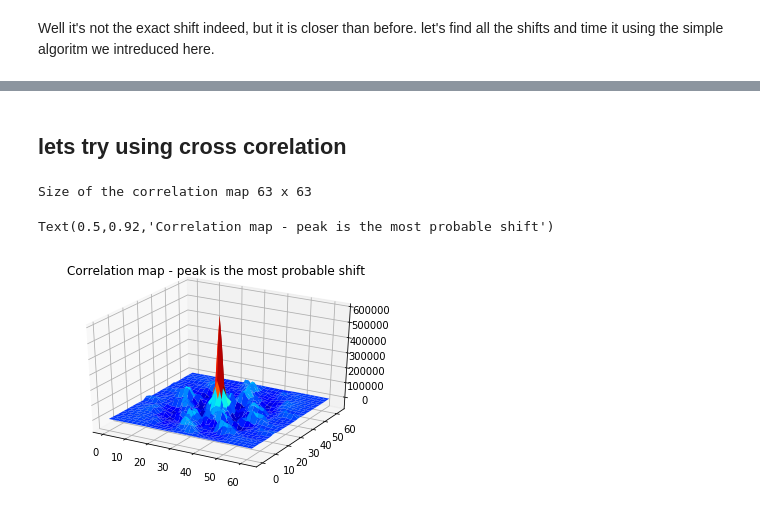
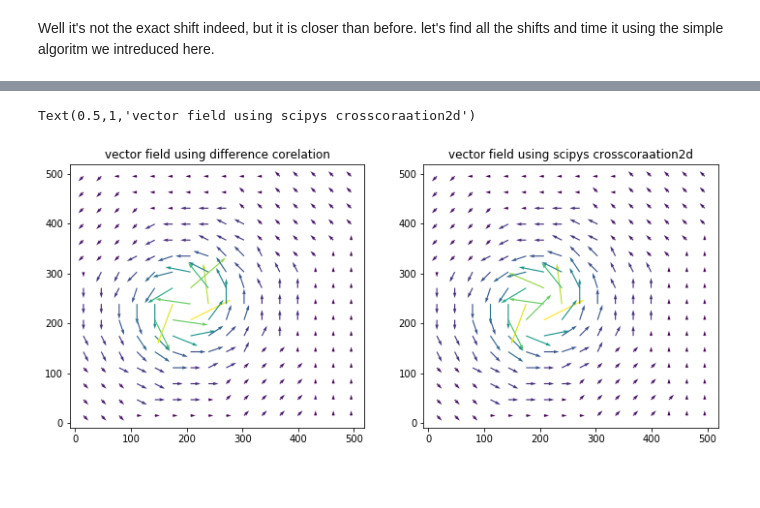
Before and after one commit to liorshig/OpenLearningPIV, a Jupyter notebook: exercises/ex1_correlate_img/piv_sum_VS_crosscorrelation_VS_FFT.ipynb, the cells around one changed output, grey strips where cells are left out. Drawn from its saved outputs; the diff is of its cells as text; code cells hidden in the pictures; blank space fills up the shorter version.

```diff
--- a/exercises/ex1_correlate_img/piv_sum_VS_crosscorrelation_VS_FFT.ipynb
+++ b/exercises/ex1_correlate_img/piv_sum_VS_crosscorrelation_VS_FFT.ipynb
@@ -119,8 +101,0 @@ for X in range(Xwin_num):
-# %%
-plt.figure(figsize=(12,10))
-x = np.arange(size/2-1, i, size)
-y = np.arange(size/2-1, i, size)
-Y, X = np.meshgrid(y, x)
-M = np.sqrt(pow(dispx, 2) + pow(dispy, 2))
-q = plt.quiver(X, Y, dispx, dispy,M)
-plt.show()
@@ -129,23 +102,30 @@ plt.show()
-# %% [markdown]
-## lets try using cross corelation
-# %%
-from scipy.signal import correlate2d
-ia = a[:size,:size].copy()
-ib = b[:size,:size].copy()
-c = correlate2d(ia-ia.mean(),ib-ib.mean())
-# not it's twice bigger than the original windows, as we can shift ia by maximum it's size horizontally and vertically
-print('Size of the correlation map %d x %d' % c.shape)
-# %% [output]
-Size of the correlation map 63 x 63
-# %%
-# let's see how the correlation map looks like:
-from mpl_toolkits.mplot3d import Axes3D
-fig = plt.figure()
-ax = fig.add_subplot(111, projection='3d')
-cx,cy = np.meshgrid(range(c.shape[0]), range(c.shape[1]))
-
-ax.plot_surface(cx,cy,c,cmap= "jet", linewidth=0.2)
-plt.title('Correlation map - peak is the most probable shift')
-# %% [output]
-Text(0.5,0.92,'Correlation map - peak is the most probable shift')
-[figure, removed]
+# %%
+iw=32
+x,y,u_dif,v_dif,u_cor,v_cor = [],[],[],[],[],[]
+for k in range(0,a.shape[0],iw):
+    for m in range(0,a.shape[1],iw):
+        ia = a[k:k+iw,m:m+iw].copy()
+        ib = b[k:k+iw,m:m+iw].copy()
+        cor, (i,j) = match_template(ia-ia.mean(),ib-ib.mean())
+        y.append(k+iw/2.-1)
+        x.append(m+iw/2.-1)
+        u_dif.append(i)
+        v_dif.append(j)
+        c = correlate2d(ib-ib.mean(),ia-ia.mean())
+        c=c[31-8:32+8,31-8:32+8]# we only aloow 8 pixels displacemant
+        i,j = np.unravel_index(c.argmax(), c.shape)
+        u_cor.append(i -8)
+        v_cor.append(j- 8)
+# %%
+plt.figure(figsize=(12,5))
+plt.subplot(1,2,1)
+M_dif= np.sqrt(pow(np.array(u_dif), 2) + pow(np.array(v_dif), 2))
+plt.quiver(x,y,v_dif,u_dif,M)
+plt.title('vector field using difference corelation')
+plt.subplot(1,2,2)
+M_cor = np.sqrt(pow(np.array(u_cor), 2) + pow(np.array(v_cor), 2))
+plt.quiver(x,y,v_cor,u_cor,M)
+plt.title('vector field using scipys crosscoraation2d')
+# %% [output]
+Text(0.5,1,'vector field using scipys crosscoraation2d')
+[figure, added]
```
Also changed, not shown: parts of 16 cells of this notebook, 2 other files.
